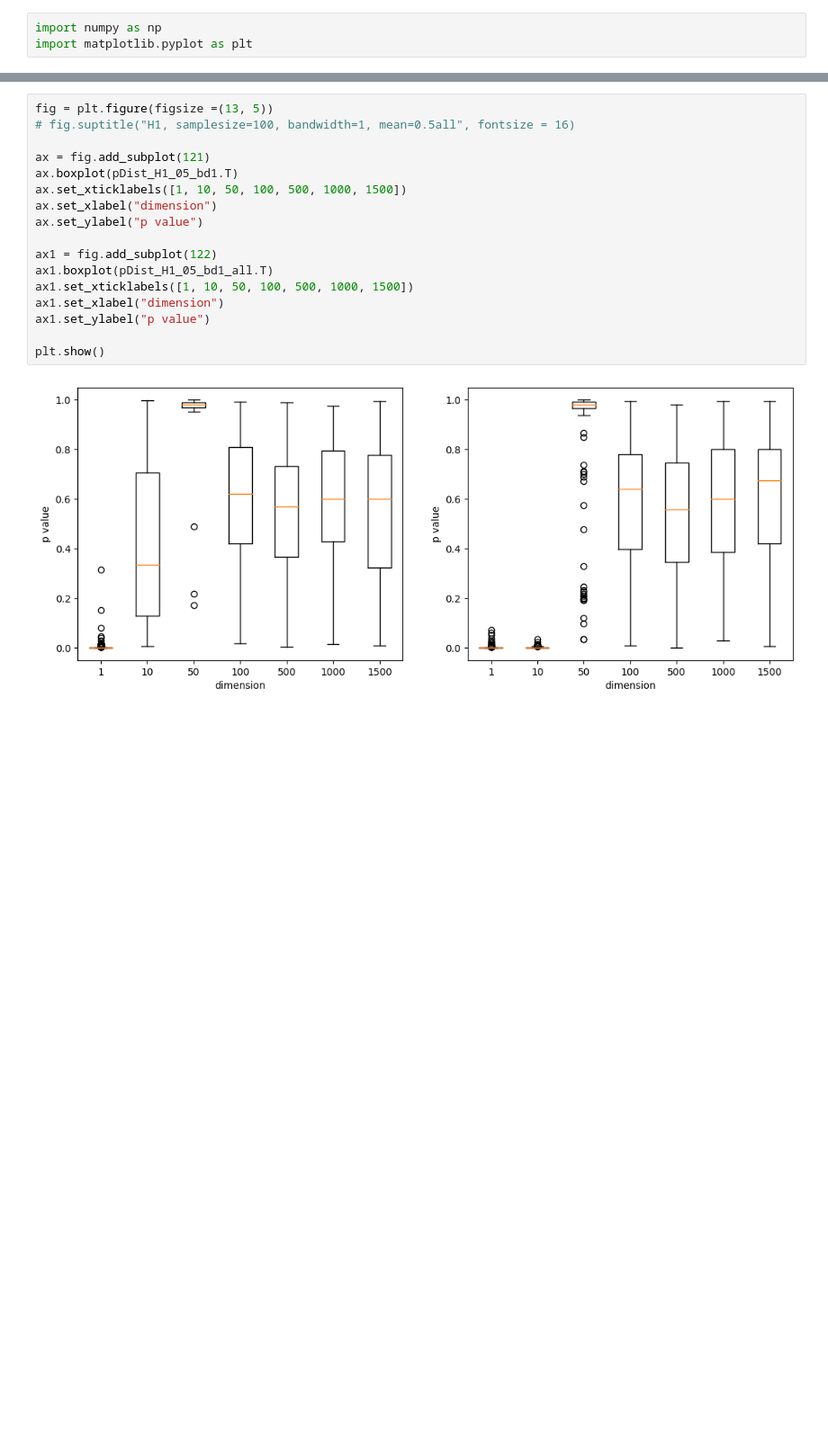
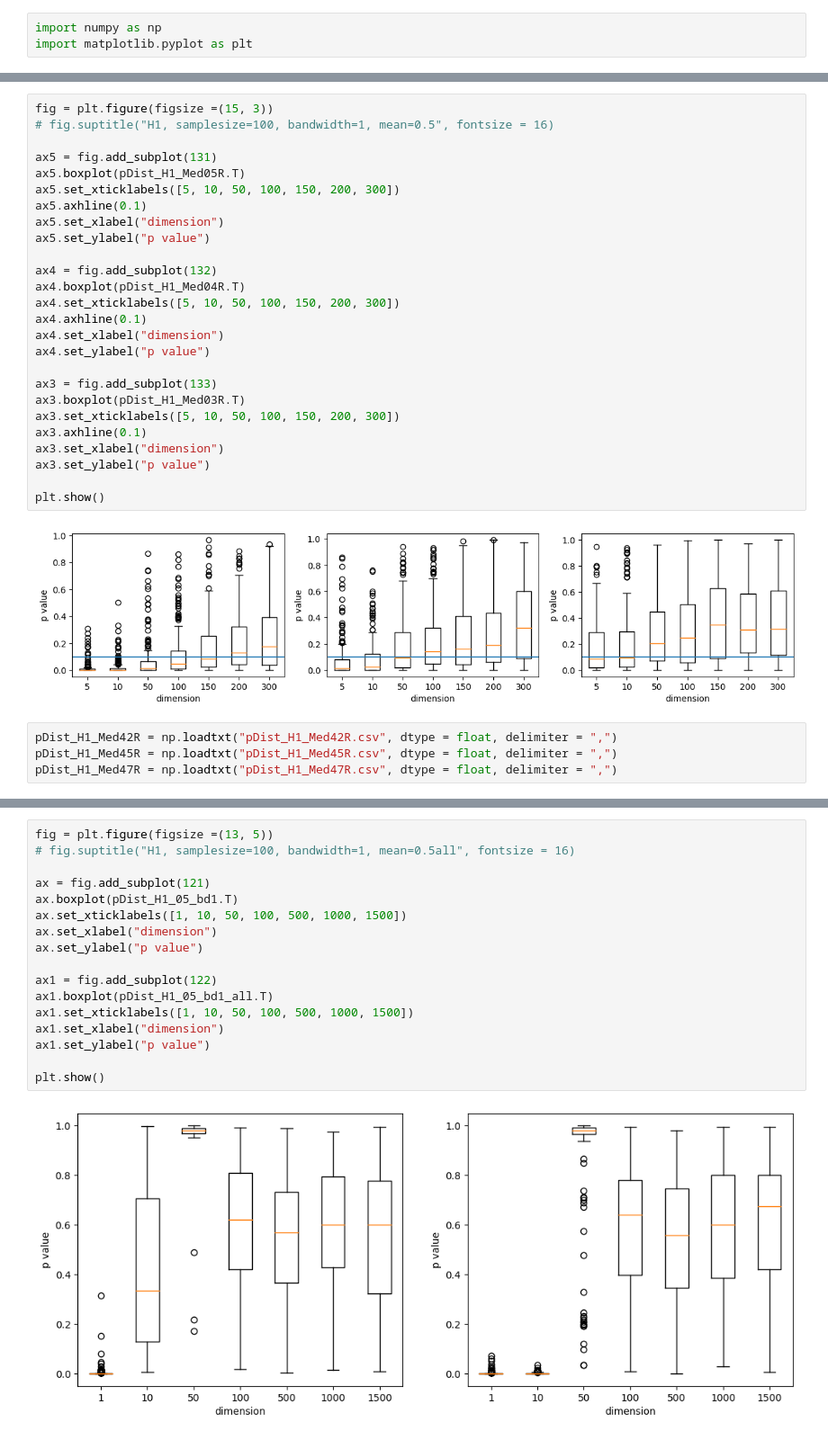
Before and after one commit to RuiziWu/M4Rproject, a Jupyter notebook: 8_thesis1/Results.ipynb, the cells around one changed output, grey strips where cells are left out. Shown: that part at 90% size. Drawn from its saved outputs; the diff is of its cells as text; blank space fills up the shorter version.

```diff
--- a/8_thesis1/Results.ipynb
+++ b/8_thesis1/Results.ipynb
@@ -3,0 +75,32 @@ import matplotlib.pyplot as plt
+# %%
+fig = plt.figure(figsize =(15, 3))
+# fig.suptitle("H1, samplesize=100, bandwidth=1, mean=0.5", fontsize = 16)
+
+ax5 = fig.add_subplot(131)
+ax5.boxplot(pDist_H1_Med05R.T)
+ax5.set_xticklabels([5, 10, 50, 100, 150, 200, 300])
+ax5.axhline(0.1)
+ax5.set_xlabel("dimension")
+ax5.set_ylabel("p value")
+
+ax4 = fig.add_subplot(132)
+ax4.boxplot(pDist_H1_Med04R.T)
+ax4.set_xticklabels([5, 10, 50, 100, 150, 200, 300])
+ax4.axhline(0.1)
+ax4.set_xlabel("dimension")
+ax4.set_ylabel("p value")
+
+ax3 = fig.add_subplot(133)
+ax3.boxplot(pDist_H1_Med03R.T)
+ax3.set_xticklabels([5, 10, 50, 100, 150, 200, 300])
+ax3.axhline(0.1)
+ax3.set_xlabel("dimension")
+ax3.set_ylabel("p value")
+
+plt.show()
+# %% [output]
+[figure, added]
+# %%
+pDist_H1_Med42R = np.loadtxt("pDist_H1_Med42R.csv", dtype = float, delimiter = ",")
+pDist_H1_Med45R = np.loadtxt("pDist_H1_Med45R.csv", dtype = float, delimiter = ",")
+pDist_H1_Med47R = np.loadtxt("pDist_H1_Med47R.csv", dtype = float, delimiter = ",")
```
Also changed, not shown: parts of 19 cells of this notebook, 47 other files.
